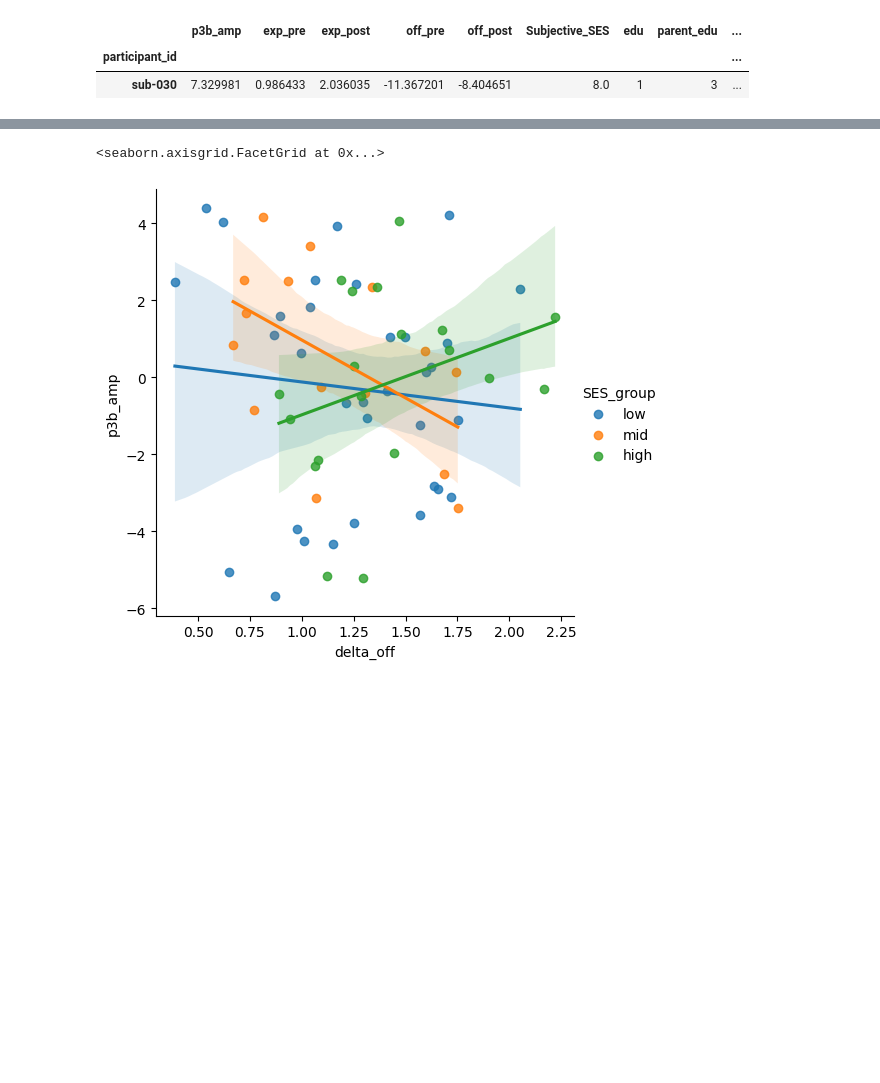
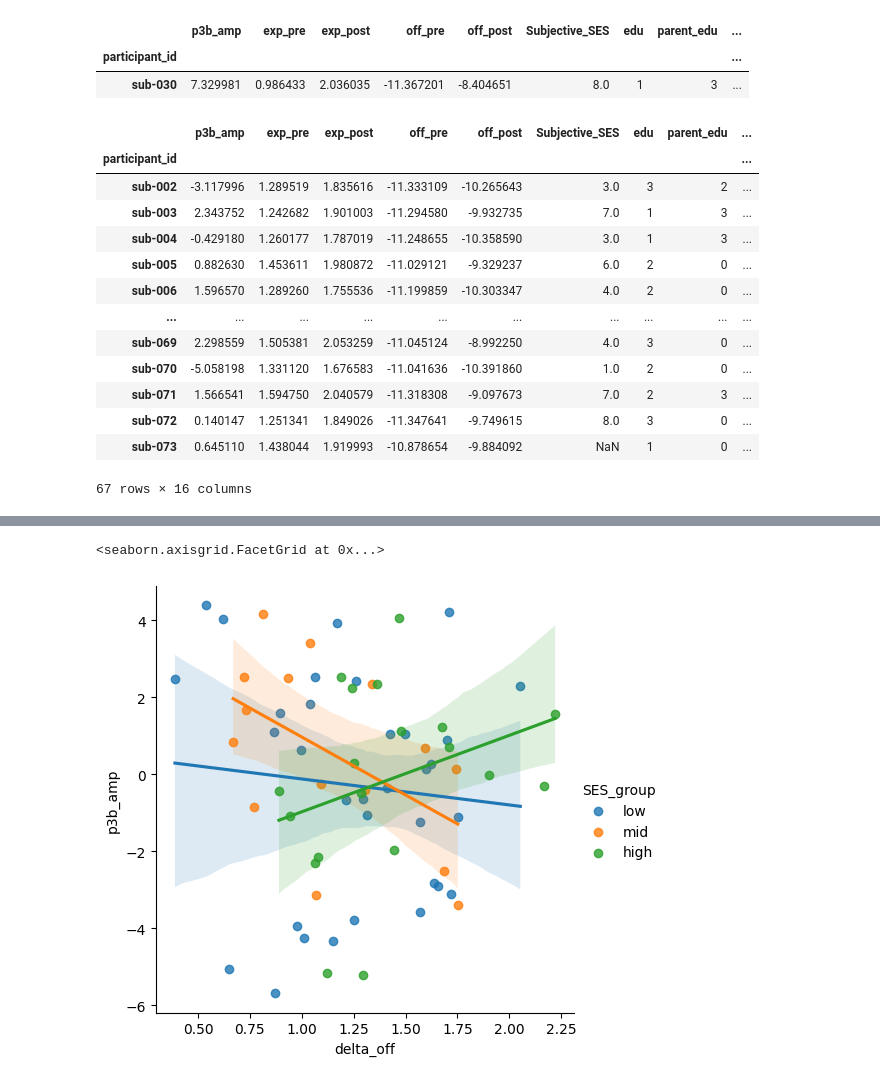
Before and after one commit to KeanuVentura/sesaperiodic, a Jupyter notebook: pipelinedraft.ipynb, the cells around one changed output, grey strips where cells are left out. Saved outputs shown, nothing was run; the diff lists cells and outputs as text; code cells hidden in the pictures; blank space fills up the shorter version.

```diff
--- a/pipelinedraft.ipynb
+++ b/pipelinedraft.ipynb
@@ -668,6 +694,22 @@ df_clean.sort_values(by=['delta_off', 'p3b_amp'], ascending=False).head(1)
 | sub-030 | 7.329981 | 0.986433 | 2.036035 | -11.367201 | -8.404651 | 8.0 | 1 | 3 | ... |
 # %%
 df_clean = df_clean.drop('sub-030')
+df_clean
+# %% [output]
+|  | p3b_amp | exp_pre | exp_post | off_pre | off_post | Subjective_SES | edu | parent_edu | ... |
+| participant_id |  |  |  |  |  |  |  |  | ... |
+| sub-002 | -3.117996 | 1.289519 | 1.835616 | -11.333109 | -10.265643 | 3.0 | 3 | 2 | ... |
+| sub-003 | 2.343752 | 1.242682 | 1.901003 | -11.294580 | -9.932735 | 7.0 | 1 | 3 | ... |
+| sub-004 | -0.429180 | 1.260177 | 1.787019 | -11.248655 | -10.358590 | 3.0 | 1 | 3 | ... |
+| sub-005 | 0.882630 | 1.453611 | 1.980872 | -11.029121 | -9.329237 | 6.0 | 2 | 0 | ... |
+| sub-006 | 1.596570 | 1.289260 | 1.755536 | -11.199859 | -10.303347 | 4.0 | 2 | 0 | ... |
+| ... | ... | ... | ... | ... | ... | ... | ... | ... | ... |
+| sub-069 | 2.298559 | 1.505381 | 2.053259 | -11.045124 | -8.992250 | 4.0 | 3 | 0 | ... |
+| sub-070 | -5.058198 | 1.331120 | 1.676583 | -11.041636 | -10.391860 | 1.0 | 2 | 0 | ... |
+| sub-071 | 1.566541 | 1.594750 | 2.040579 | -11.318308 | -9.097673 | 7.0 | 2 | 3 | ... |
+| sub-072 | 0.140147 | 1.251341 | 1.849026 | -11.347641 | -9.749615 | 8.0 | 3 | 0 | ... |
+| sub-073 | 0.645110 | 1.438044 | 1.919993 | -10.878654 | -9.884092 | NaN | 1 | 0 | ... |
+67 rows × 16 columns
 # %%
 model_final = smf.ols(
     'p3b_amp ~ delta_off * SES_group + Age_Grouped + Gender',
```
Also changed, not shown: parts of 3 cells of this notebook.
